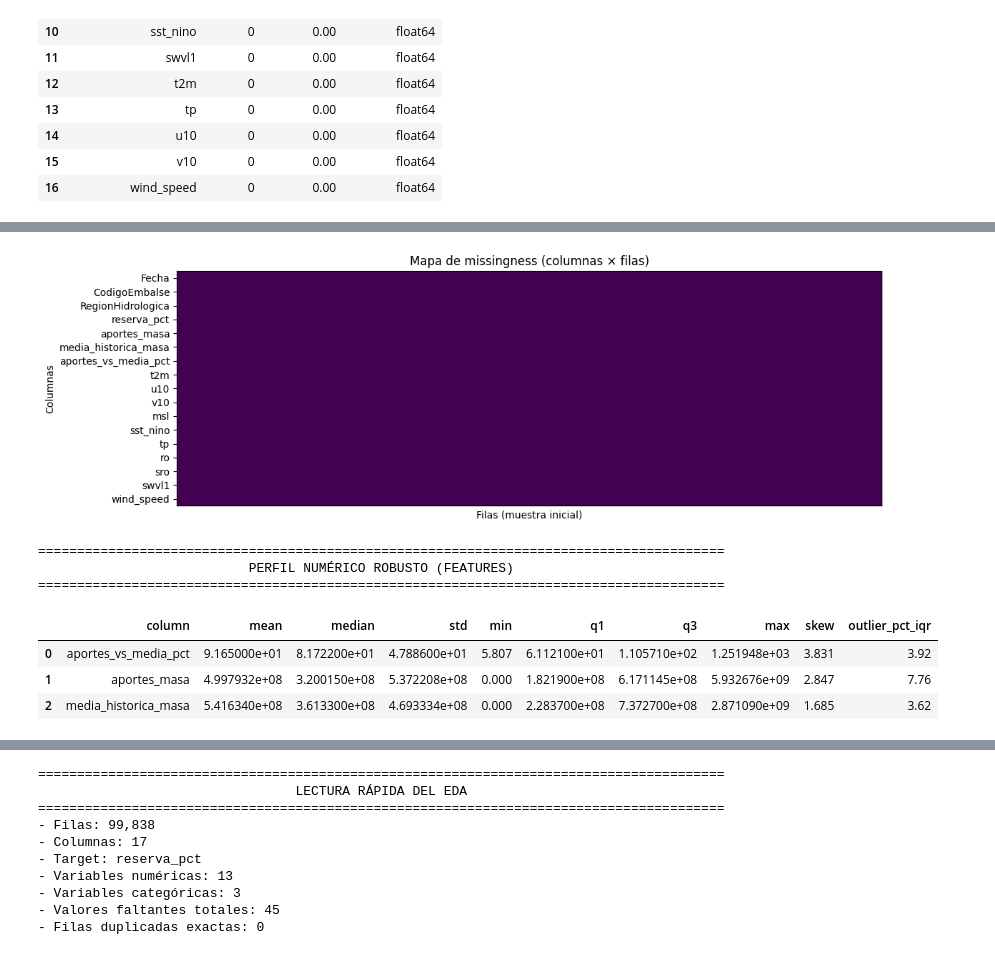
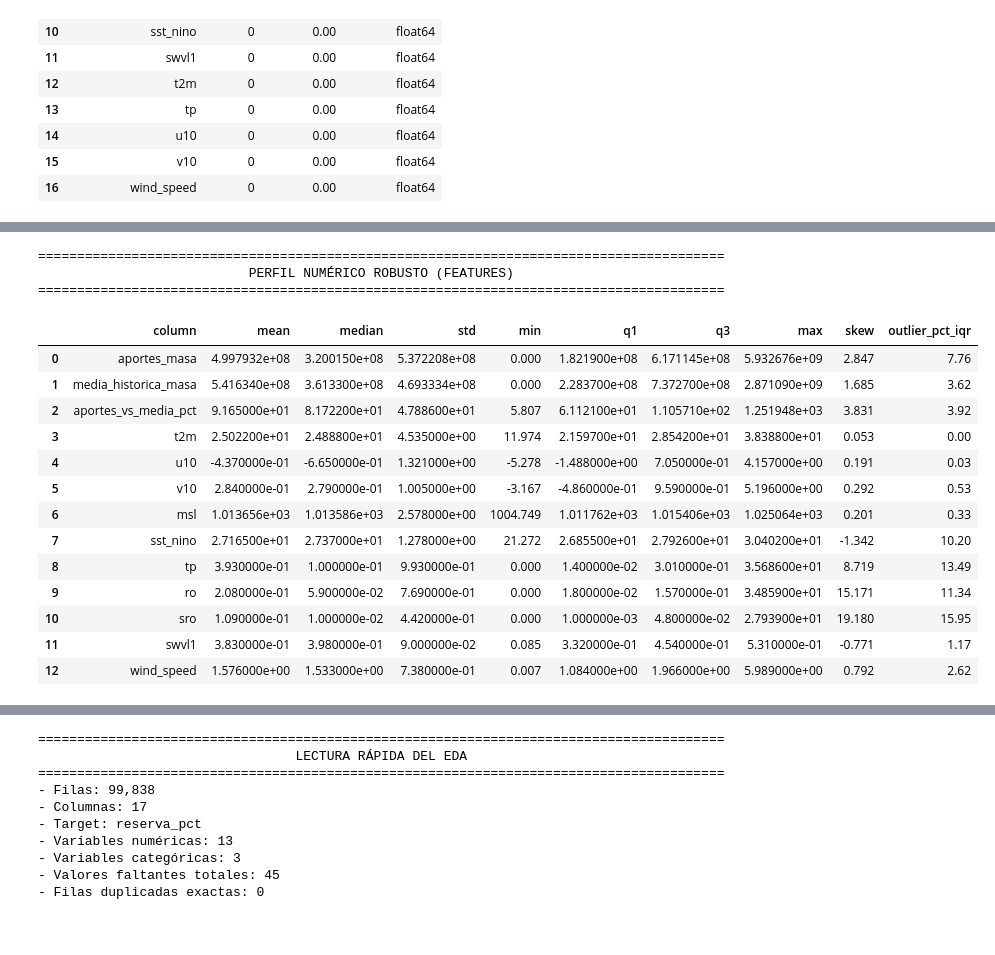
Before and after one commit to SamuelOviedo2003/ml-embalses-colombia, a Jupyter notebook: ML - Embalses_Untitled1.ipynb, the cells around one changed output, grey strips where cells are left out. Saved outputs shown, nothing was run; the diff lists cells and outputs as text; code cells hidden in the pictures.

```diff
--- a/ML - Embalses_Untitled1.ipynb
+++ b/ML - Embalses_Untitled1.ipynb
@@ -458,31 +500,45 @@ plot_missing_bars(embalses)
-# %%
-plot_missing_matrix(embalses, max_rows=220)
-# %% [output]
-[figure, removed]
 # %%
 selected_numeric_for_audit = [
     col for col in [
-        "mei_v2",
-        "oni",
+        "aportes_masa",
+        "media_historica_masa",
         "aportes_vs_media_pct",
-        "aportes_masa",
-        "media_historica_masa"
+        "t2m",
+        "u10",
+        "v10",
+        "msl",
+        "sst_nino",
+        "tp",
+        "ro",
+        "sro",
+        "swvl1",
+        "wind_speed"
     ]
     if col in embalses.columns
 ]
 
 numeric_profile_df = numeric_profile(embalses, selected_numeric_for_audit)
 
 print_section("PERFIL NUMÉRICO ROBUSTO (FEATURES)")
 display(numeric_profile_df)
 # %% [output]
 ========================================================================================
                            PERFIL NUMÉRICO ROBUSTO (FEATURES)
 ========================================================================================
 |  | column | mean | median | std | min | q1 | q3 | max | skew | outlier_pct_iqr |
-| 0 | aportes_vs_media_pct | 9.165000e+01 | 8.172200e+01 | 4.788600e+01 | 5.807 | 6.112100e+01 | 1.105710e+02 | 1.251948e+03 | 3.831 | 3.92 |
-| 1 | aportes_masa | 4.997932e+08 | 3.200150e+08 | 5.372208e+08 | 0.000 | 1.821900e+08 | 6.171145e+08 | 5.932676e+09 | 2.847 | 7.76 |
-| 2 | media_historica_masa | 5.416340e+08 | 3.613300e+08 | 4.693334e+08 | 0.000 | 2.283700e+08 | 7.372700e+08 | 2.871090e+09 | 1.685 | 3.62 |
+| 0 | aportes_masa | 4.997932e+08 | 3.200150e+08 | 5.372208e+08 | 0.000 | 1.821900e+08 | 6.171145e+08 | 5.932676e+09 | 2.847 | 7.76 |
+| 1 | media_historica_masa | 5.416340e+08 | 3.613300e+08 | 4.693334e+08 | 0.000 | 2.283700e+08 | 7.372700e+08 | 2.871090e+09 | 1.685 | 3.62 |
+| 2 | aportes_vs_media_pct | 9.165000e+01 | 8.172200e+01 | 4.788600e+01 | 5.807 | 6.112100e+01 | 1.105710e+02 | 1.251948e+03 | 3.831 | 3.92 |
+| 3 | t2m | 2.502200e+01 | 2.488800e+01 | 4.535000e+00 | 11.974 | 2.159700e+01 | 2.854200e+01 | 3.838800e+01 | 0.053 | 0.00 |
+| 4 | u10 | -4.370000e-01 | -6.650000e-01 | 1.321000e+00 | -5.278 | -1.488000e+00 | 7.050000e-01 | 4.157000e+00 | 0.191 | 0.03 |
+| 5 | v10 | 2.840000e-01 | 2.790000e-01 | 1.005000e+00 | -3.167 | -4.860000e-01 | 9.590000e-01 | 5.196000e+00 | 0.292 | 0.53 |
+| 6 | msl | 1.013656e+03 | 1.013586e+03 | 2.578000e+00 | 1004.749 | 1.011762e+03 | 1.015406e+03 | 1.025064e+03 | 0.201 | 0.33 |
+| 7 | sst_nino | 2.716500e+01 | 2.737000e+01 | 1.278000e+00 | 21.272 | 2.685500e+01 | 2.792600e+01 | 3.040200e+01 | -1.342 | 10.20 |
+| 8 | tp | 3.930000e-01 | 1.000000e-01 | 9.930000e-01 | 0.000 | 1.400000e-02 | 3.010000e-01 | 3.568600e+01 | 8.719 | 13.49 |
+| 9 | ro | 2.080000e-01 | 5.900000e-02 | 7.690000e-01 | 0.000 | 1.800000e-02 | 1.570000e-01 | 3.485900e+01 | 15.171 | 11.34 |
+| 10 | sro | 1.090000e-01 | 1.000000e-02 | 4.420000e-01 | 0.000 | 1.000000e-03 | 4.800000e-02 | 2.793900e+01 | 19.180 | 15.95 |
+| 11 | swvl1 | 3.830000e-01 | 3.980000e-01 | 9.000000e-02 | 0.085 | 3.320000e-01 | 4.540000e-01 | 5.310000e-01 | -0.771 | 1.17 |
+| 12 | wind_speed | 1.576000e+00 | 1.533000e+00 | 7.380000e-01 | 0.007 | 1.084000e+00 | 1.966000e+00 | 5.989000e+00 | 0.792 | 2.62 |
 # %%
 plot_numeric_audit(
     embalses,
```
Also changed, not shown: parts of 20 cells of this notebook.
